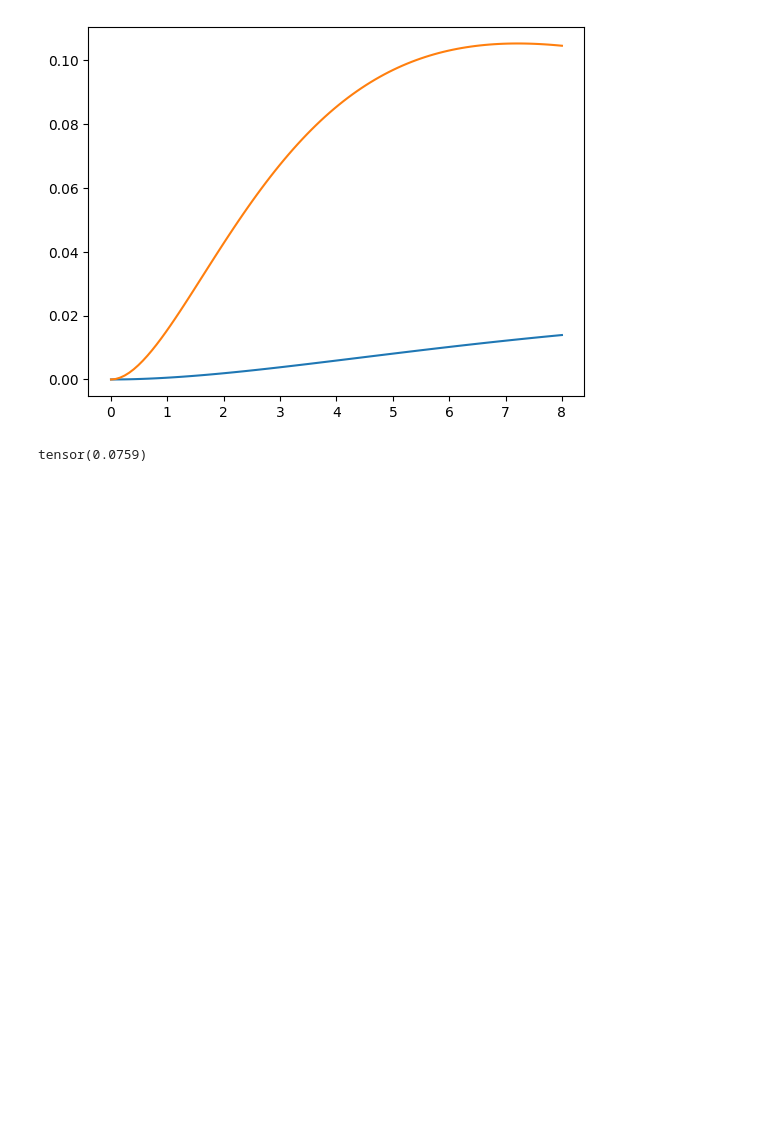
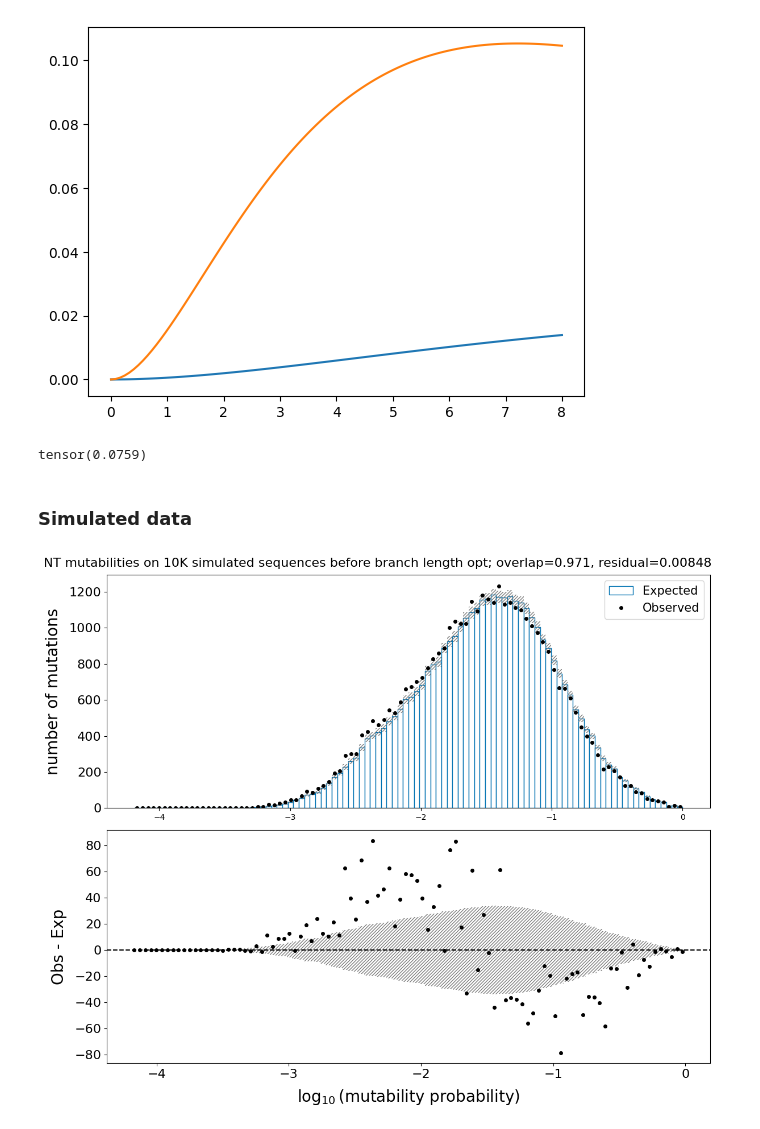
Before and after one commit to matsengrp/thrifty-experiments-1, a Jupyter notebook: human/neutral_codon.ipynb, the cells around one changed output. Drawn from its saved outputs; the diff is of its cells as text; code cells hidden in the pictures; blank space fills up the shorter version.

Commit message:
refactoring and adding simulated data

```diff
--- a/human/neutral_codon.ipynb
+++ b/human/neutral_codon.ipynb
@@ -618,3 +603,12 @@ for mutation in multihit_mutations:
 mmatch_2(0.1*torch.Tensor([1.1764, 1.1049]))
 # %% [output]
 tensor(0.0759)
+# %% [markdown]
+### Simulated data
+# %%
+sim_df = pd.read_csv("~/data/mimic_shmoof_CNNJoiLrgShmoofSmall.10K.csv.gz", compression="gzip", index_col=0)
+sim_df = prepare_pcp_df(sim_df)
+# %%
+nt_level_oe_plot_of_pcp_df(sim_df, "NT mutabilities on 10K simulated sequences before branch length opt")
+# %% [output]
+[figure, added]
```
Also changed, not shown: parts of 26 cells of this notebook.
